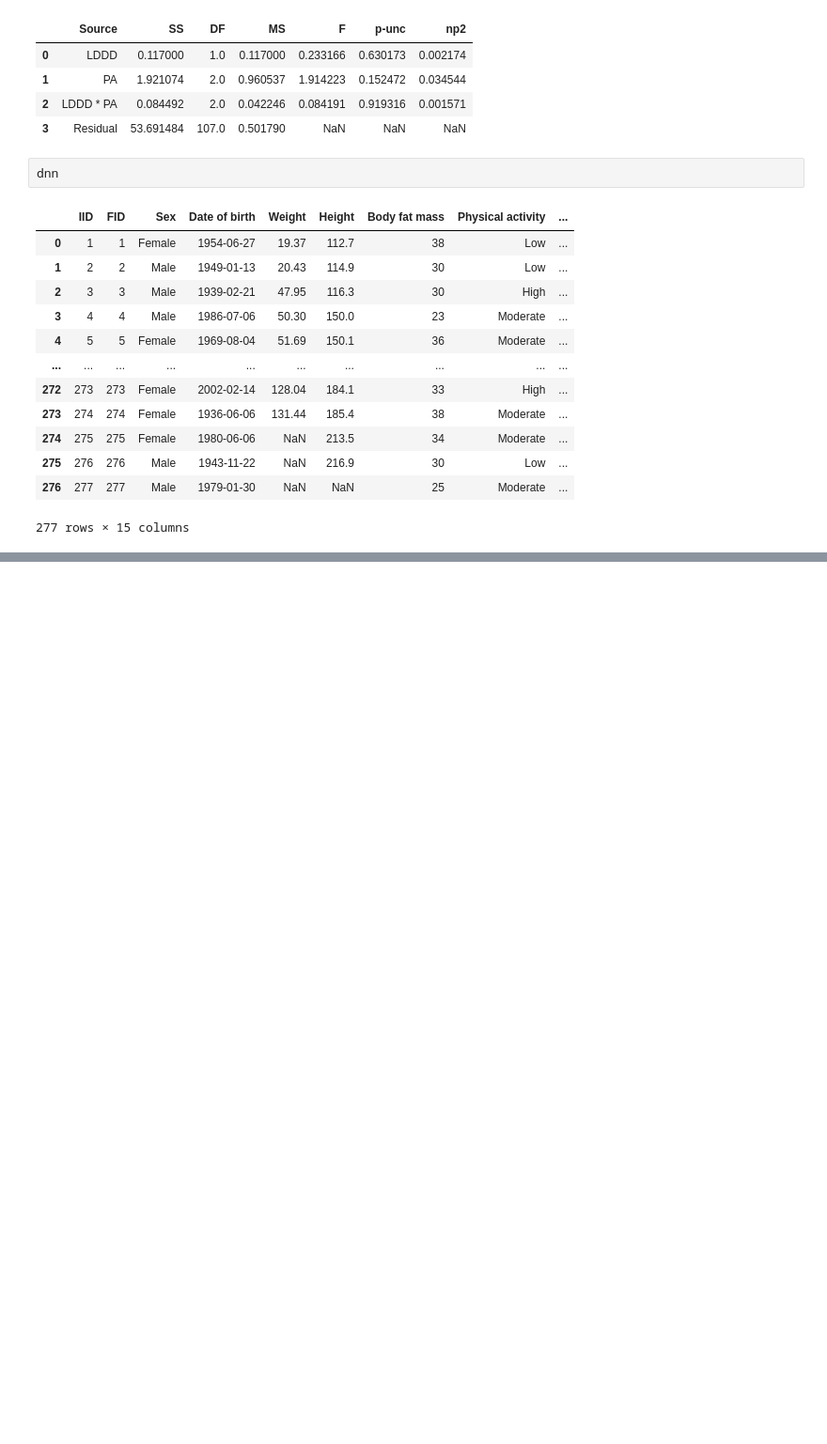
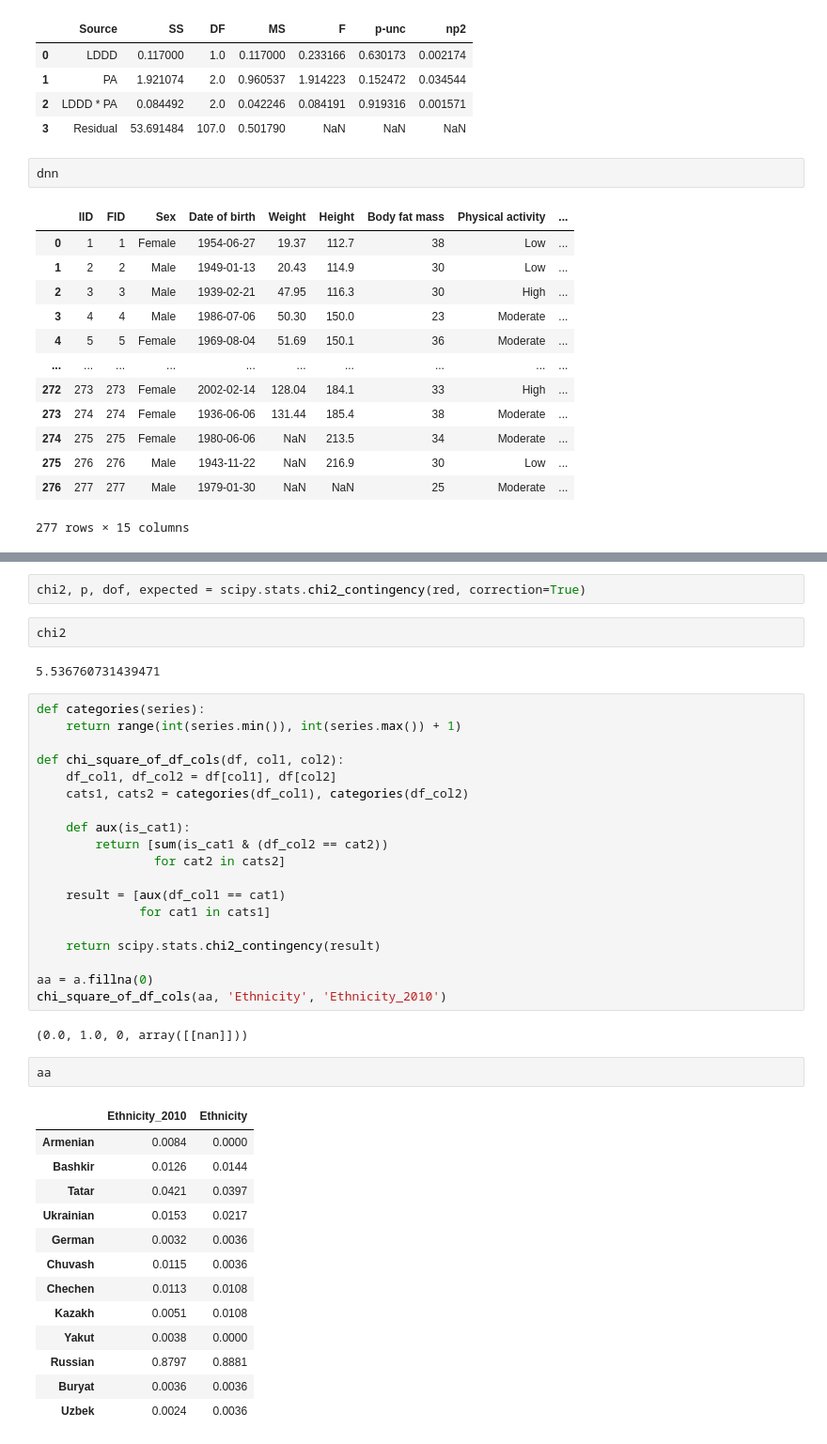
Before and after one commit to wertick01/BiometryPython, a Jupyter notebook: biometry.ipynb, the cells around one changed output, grey strips where cells are left out. Shown at 94% size. Cells and saved outputs as stored; diff of their text form; blank space fills up the shorter version.

```diff
--- a/biometry.ipynb
+++ b/biometry.ipynb
@@ -199,0 +298,43 @@ dnn
+# %%
+chi2, p, dof, expected = scipy.stats.chi2_contingency(red, correction=True)
+# %%
+chi2
+# %% [output]
+5.536760731439471
+# %%
+def categories(series):
+    return range(int(series.min()), int(series.max()) + 1)
+
+def chi_square_of_df_cols(df, col1, col2):
+    df_col1, df_col2 = df[col1], df[col2]
+    cats1, cats2 = categories(df_col1), categories(df_col2)
+
+    def aux(is_cat1):
+        return [sum(is_cat1 & (df_col2 == cat2))
+                for cat2 in cats2]
+
+    result = [aux(df_col1 == cat1)
+              for cat1 in cats1]
+
+    return scipy.stats.chi2_contingency(result)
+
+aa = a.fillna(0)
+chi_square_of_df_cols(aa, 'Ethnicity', 'Ethnicity_2010')
+# %% [output]
+(0.0, 1.0, 0, array([[nan]]))
+# %%
+aa
+# %% [output]
+|  | Ethnicity_2010 | Ethnicity |
+| Armenian | 0.0084 | 0.0000 |
+| Bashkir | 0.0126 | 0.0144 |
+| Tatar | 0.0421 | 0.0397 |
+| Ukrainian | 0.0153 | 0.0217 |
+| German | 0.0032 | 0.0036 |
+| Chuvash | 0.0115 | 0.0036 |
+| Chechen | 0.0113 | 0.0108 |
+| Kazakh | 0.0051 | 0.0108 |
+| Yakut | 0.0038 | 0.0000 |
+| Russian | 0.8797 | 0.8881 |
+| Buryat | 0.0036 | 0.0036 |
+| Uzbek | 0.0024 | 0.0036 |
```
Also changed, not shown: parts of 5 cells of this notebook, 1 other file.
